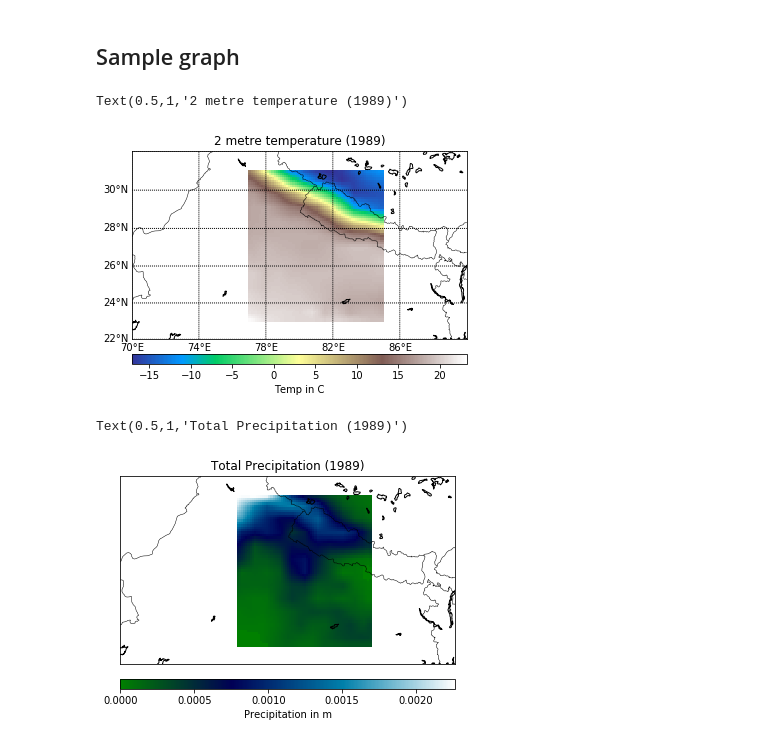
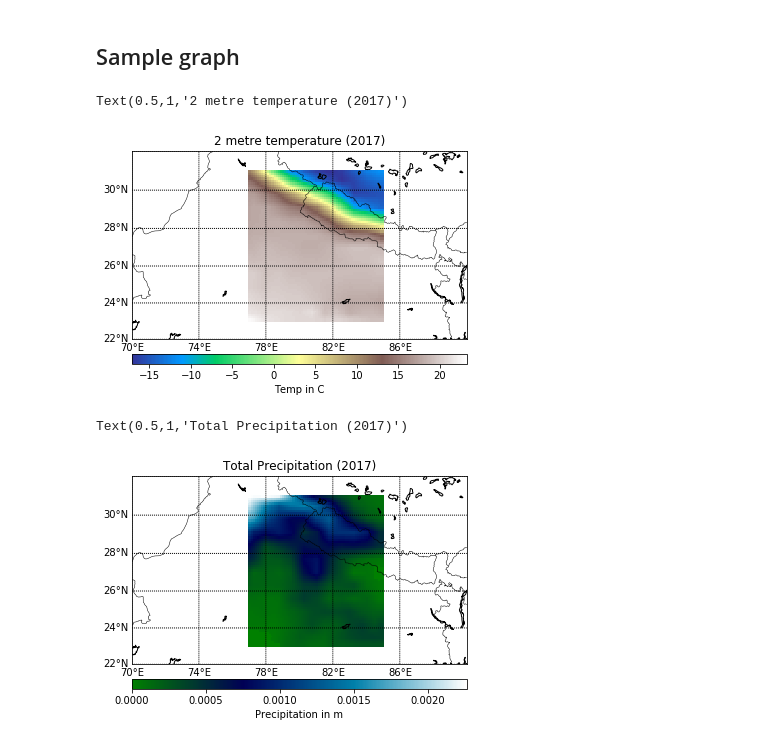
Before and after one commit to Tanvi17/netCDF4, a Jupyter notebook: Plot on!(admin copy).ipynb, the cells around one changed output. Saved outputs shown, nothing was run; the diff lists cells and outputs as text; code cells hidden in the pictures.

```diff
--- a/Plot on!(admin copy).ipynb
+++ b/Plot on!(admin copy).ipynb
@@ -63,7 +63,6 @@ for i in t2m.data:
     i -= 273.15
 # %%
 # Plotting T2M
-
 
 map = Basemap(projection='merc',llcrnrlon=70,llcrnrlat=22,urcrnrlon=90,urcrnrlat=32, resolution='i')
 lon, lat = np.meshgrid(lons, lats)
@@ -79,28 +78,29 @@ map.drawmeridians(np.arange(70,90,4),labels=[0,0,0,1])
 cbar = map.colorbar(plot, location='bottom', pad="8%")
 cbar.set_label('Temp in C')
 cbar.ax.tick_params(labelsize=10)
-plt.title('2 metre temperature (1989)')
+plt.title('2 metre temperature (2017)')
 # %% [output]
-Text(0.5,1,'2 metre temperature (1989)')
+Text(0.5,1,'2 metre temperature (2017)')
 [figure]
 # %%
 # Plotting TP
 
 map = Basemap(projection='merc',llcrnrlon=70,llcrnrlat=22,urcrnrlon=90,urcrnrlat=32, resolution='i')
-
 plot = map.pcolor(x,y,np.squeeze(tp), vmin=np.min(tp), vmax=np.max(tp), cmap=cm.ocean)
 plot.set_edgecolor('face')
 
 map.drawcoastlines()
 map.drawstates()
 map.drawcountries()
+map.drawparallels(np.arange(20,40,2),labels=[1,0,0,0])
+map.drawmeridians(np.arange(70,90,4),labels=[0,0,0,1])
 cbar = map.colorbar(plot, location='bottom', pad="8%")
 cbar.set_label('Precipitation in m')
 cbar.ax.tick_params(labelsize=10)
-plt.title('Total Precipitation (1989)')
+plt.title('Total Precipitation (2017)')
 # %% [output]
-Text(0.5,1,'Total Precipitation (1989)')
+Text(0.5,1,'Total Precipitation (2017)')
-[figure, old version]
+[figure, new version]
 # %%
 def temp(file):
     plot1 = map.pcolor(x,y,np.squeeze(t2m), vmin=np.min(t2m), vmax=np.max(t2m), cmap=cm.terrain)
```
